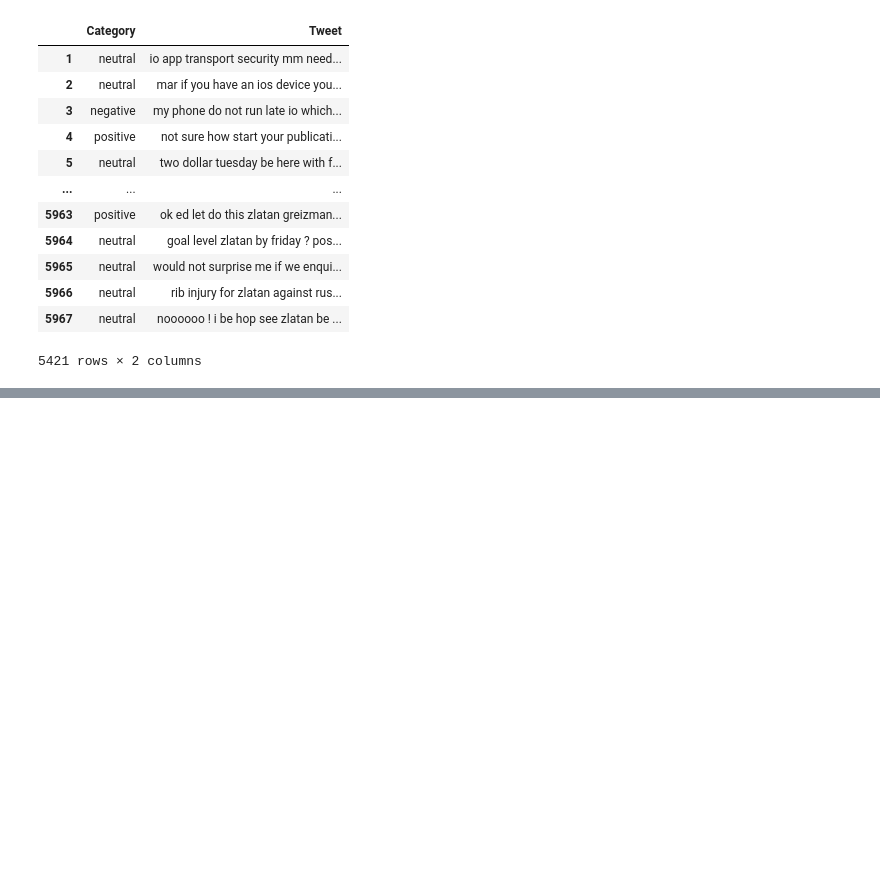
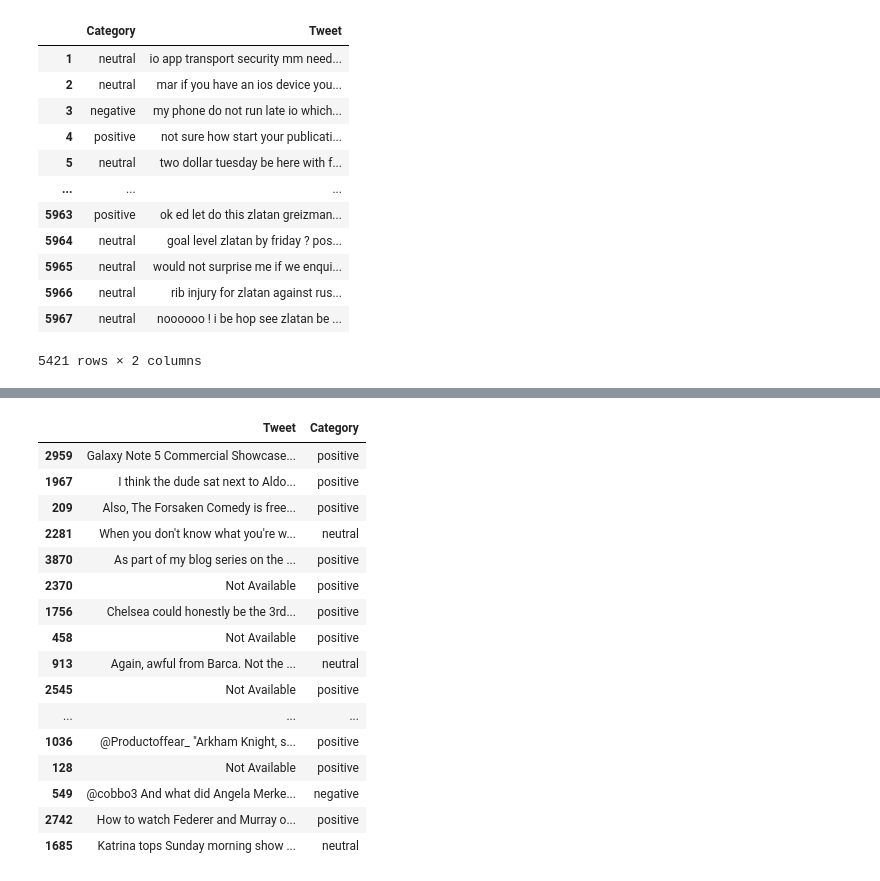
Before and after one commit to hejmsdz/iti2, a Jupyter notebook: emd/lab2/lstm.ipynb, the cells around one changed output, grey strips where cells are left out. Drawn from its saved outputs; the diff is of its cells as text; code cells hidden in the pictures; blank space fills up the shorter version.

```diff
--- a/emd/lab2/lstm.ipynb
+++ b/emd/lab2/lstm.ipynb
@@ -131,6 +132,21 @@ from sklearn.model_selection import train_test_split
 
 x_train, x_test, y_train, y_test = train_test_split(sequences, y, test_size=0.2)
 x_train, x_valid, y_train, y_valid = train_test_split(x_train, y_train, test_size=0.2)
+# %%
+# use Google word2vec embeddings
+
+import gensim
+
+# download it from https://drive.google.com/file/d/0B7XkCwpI5KDYNlNUTTlSS21pQmM/edit
+word2vec_file = 'models/GoogleNews-vectors-negative300.bin'
+word2vec = gensim.models.KeyedVectors.load_word2vec_format(word2vec_file, binary=True)
+# %%
+embedding_dim = 300
+
+embedding_weights = np.zeros((vocab_size, embedding_dim))
+for word, idx in tokenizer.word_index.items():
+    if word in word2vec:
+        embedding_weights[idx, :] = word2vec[word]
 # %%
 # setup and train neural network
 
@@ -197,0 +210,19 @@ print(accuracy_score(truth, predictions))
+# %%
+# optimize dropout hyperparameters
+
+import itertools
+
+values = np.arange(1, 4) / 6
+scores = {}
+
+for params in itertools.product(values, repeat=3):
+    model = create_model(embedding_weights, num_classes, *params)
+    model.fit(x_train, y_train,
+        validation_data=(x_valid, y_valid),
+        epochs=epochs, batch_size=batch_size, verbose=0)
+
+    accuracy = accuracy_score(truth, model.predict_classes(x_test))
+    print(params, accuracy)
+    scores[params] = accuracy
+
+best_params = max(scores, key=scores.get)
@@ -197,0 +251,5 @@ print(accuracy_score(truth, predictions))
+# %%
+# train on entire set with best params
+
+model = create_model(embedding_weights, num_classes, *best_params)
+model.fit(sequences, y, epochs=epochs, batch_size=batch_size)
@@ -255,0 +303,20 @@ Name: Category, dtype: float64
+# %%
+test_tweets[['Tweet', 'Category']].sample(20)
+# %% [output]
+|  | Tweet | Category |
+| 2959 | Galaxy Note 5 Commercial Showcase... | positive |
+| 1967 | I think the dude sat next to Aldo... | positive |
+| 209 | Also, The Forsaken Comedy is free... | positive |
+| 2281 | When you don't know what you're w... | neutral |
+| 3870 | As part of my blog series on the ... | positive |
+| 2370 | Not Available | positive |
+| 1756 | Chelsea could honestly be the 3rd... | positive |
+| 458 | Not Available | positive |
+| 913 | Again, awful from Barca. Not the ... | neutral |
+| 2545 | Not Available | positive |
+| ... | ... | ... |
+| 1036 | @Productoffear_ "Arkham Knight, s... | positive |
+| 128 | Not Available | positive |
+| 549 | @cobbo3 And what did Angela Merke... | negative |
+| 2742 | How to watch Federer and Murray o... | positive |
+| 1685 | Katrina tops Sunday morning show ... | neutral |
```
Also changed, not shown: parts of 12 cells of this notebook.
